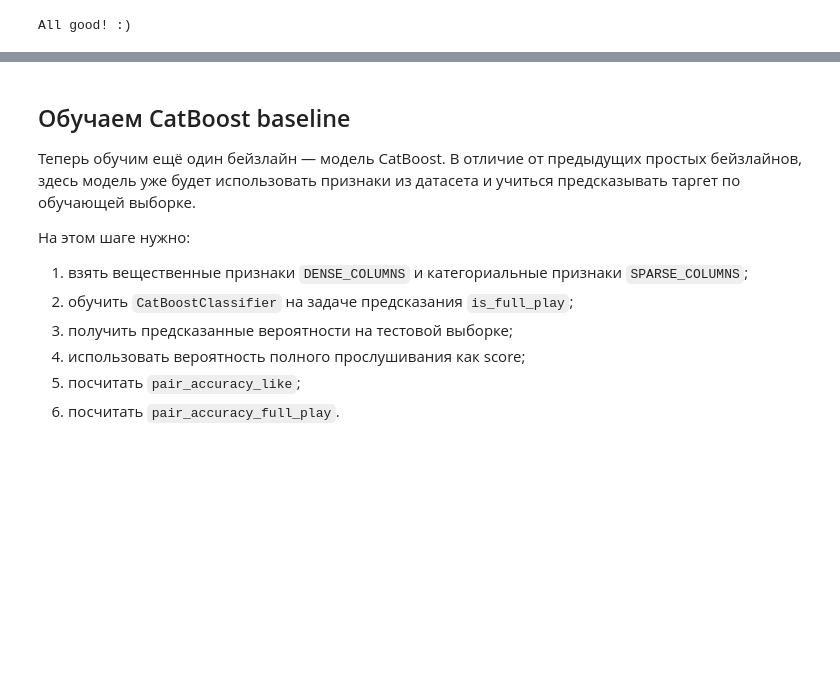
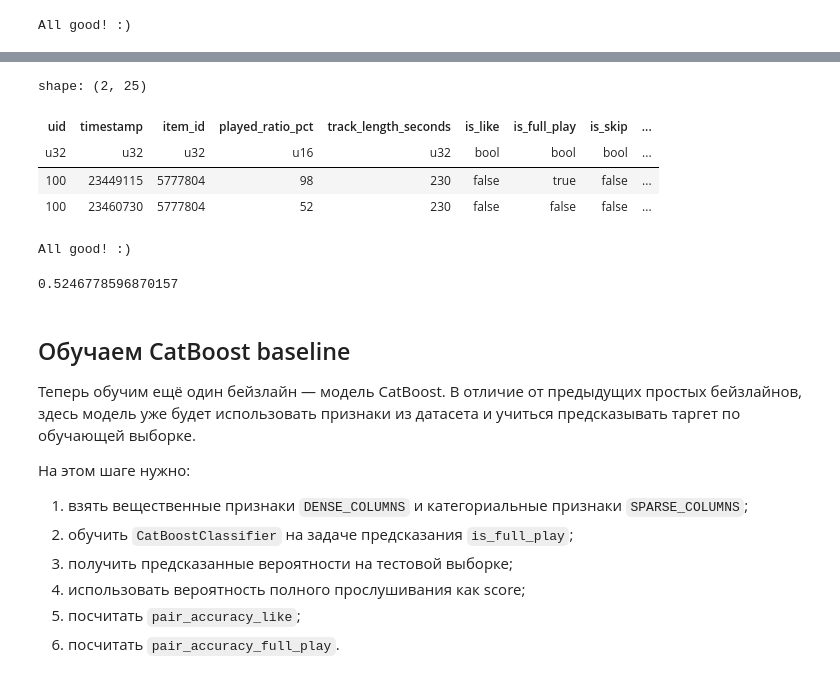
Before and after one commit to lapshinaaa/recsys-tasks, a Jupyter notebook: DeepRecSys3.ipynb, the cells around one changed output, grey strips where cells are left out. Drawn from its saved outputs; the diff is of its cells as text; code cells hidden in the pictures; blank space fills up the shorter version.

Commit message:
compute popularity baseline metrics

```diff
--- a/DeepRecSys3.ipynb
+++ b/DeepRecSys3.ipynb
@@ -501,3 +485,54 @@ tests.test_popularity_baseline_metrics(metrics)
+# %%
+test_listens.head(2)
+# %% [output]
+shape: (2, 25)
+| uid | timestamp | item_id | played_ratio_pct | track_length_seconds | is_like | is_full_play | is_skip | ... |
+| u32 | u32 | u32 | u16 | u32 | bool | bool | bool | ... |
+| 100 | 23449115 | 5777804 | 98 | 230 | false | true | false | ... |
+| 100 | 23460730 | 5777804 | 52 | 230 | false | false | false | ... |
+# %%
+#####################
+### (づ•̀ᴗ•́)づ──☆*:・ﾟ
+#####################
+popularity = train_listens.group_by("item_id").agg(
+    pl.len().alias("popularity")
+)
+
+test_with_pop = (
+    test_listens
+    .with_row_index("row_id")
+    .join(popularity, on="item_id", how="left")
+    .with_columns(
+        pl.col("popularity").fill_null(0).cast(pl.Float64)
+    )
+    .sort("row_id") # restoring the original order (doesn't work without it)
+    .drop("row_id")
+)
+
+scores = test_with_pop["popularity"].to_numpy()
+
+metrics = {
+    "pair_accuracy_like": compute_pairwise_accuracy(
+        uids=test_with_pop["uid"].to_numpy(),
+        timestamps=test_with_pop["timestamp"].to_numpy(),
+        labels=test_with_pop["is_like"].to_numpy(),
+        probs=scores,
+    ),
+    "pair_accuracy_full_play": compute_pairwise_accuracy(
+        uids=test_with_pop["uid"].to_numpy(),
+        timestamps=test_with_pop["timestamp"].to_numpy(),
+        labels=test_with_pop["is_full_play"].to_numpy(),
+        probs=scores,
+    )
+}
+
+tests.test_popularity_baseline_metrics(metrics)
+# %% [output]
+All good! :)
+# %%
+metrics["pair_accuracy_full_play"]
+# %% [output]
+0.5246778596870157
 # %% [markdown]
 ## Обучаем CatBoost baseline
 
```
Also changed, not shown: parts of 4 cells of this notebook.
